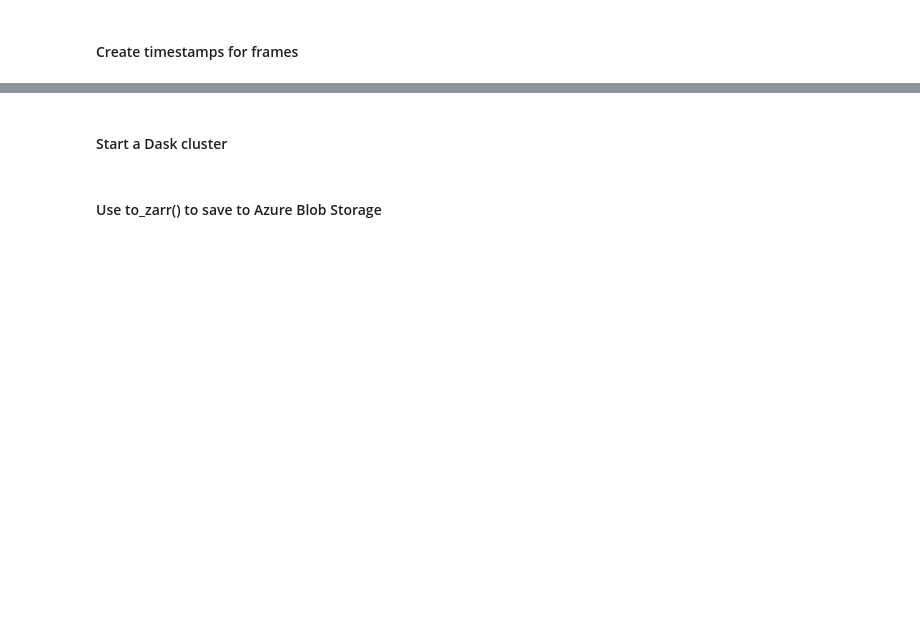
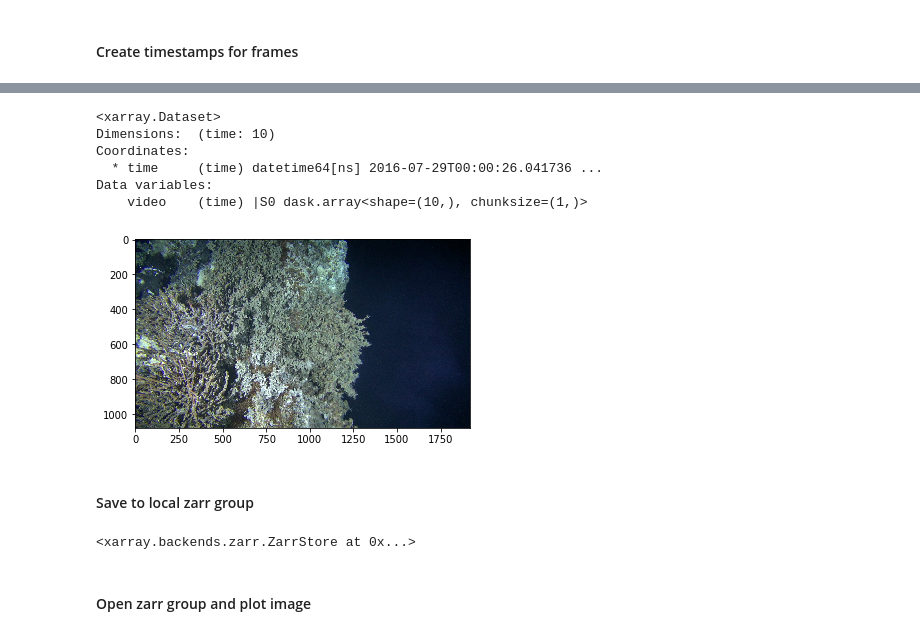
Before and after one commit to tjcrone/rte-camhd, a Jupyter notebook: examples/prores_tozarr.ipynb, the cells around one changed output, grey strips where cells are left out. Drawn from its saved outputs; the diff is of its cells as text; code cells hidden in the pictures; blank space fills up the shorter version.

```diff
--- a/examples/prores_tozarr.ipynb
+++ b/examples/prores_tozarr.ipynb
@@ -49,6 +73,6 @@ delayed_frame_data = []
 for frame_number in frame_numbers:
     delayed_frame_data.append(da.from_delayed(
                               delayed(get_frame_data_array)(filename, frame_number, moov_atom),
-                              shape=(1,1), dtype='bytes'))
+                              shape=(1,), dtype='bytes'))
 # %%
 delayed_frame_data[0]
@@ -55,5 +81,10 @@ delayed_frame_data[0]
 # %%
-ds = xr.DataArray(da.concatenate(delayed_frame_data, axis=0)).to_dataset(name='video')
+ds = xr.DataArray(da.concatenate(delayed_frame_data, axis=0),dims=['time'], coords={'time': timestamps}).to_dataset(name='video')
 ds
+# %% [output]
+<xarray.Dataset>
+Dimensions:  (time: 10)
+Coordinates:
+  * time     (time) datetime64[ns] 2016-07-29T00:00:26.041736 ...
+Data variables:
+    video    (time) |S0 dask.array<shape=(10,), chunksize=(1,)>
-# %% [markdown]
-#### Start a Dask cluster
@@ -69,2 +90,0 @@ client
-# %% [markdown]
-#### Use to_zarr() to save to Azure Blob Storage
@@ -82 +91,13 @@ ds.to_zarr(absstore)
+# %%
+plt.imshow(camhd.decode_frame_data(ds.video[4].values, 'rgb24'));
+# %% [output]
+[figure, added]
+# %% [markdown]
+#### Save to local zarr group
+# %%
+ds.to_zarr('test.zarr', mode='w')
+# %% [output]
+<xarray.backends.zarr.ZarrStore at 0x...>
+# %% [markdown]
+#### Open zarr group and plot image
 # %%
```
Also changed, not shown: parts of 21 cells of this notebook.
